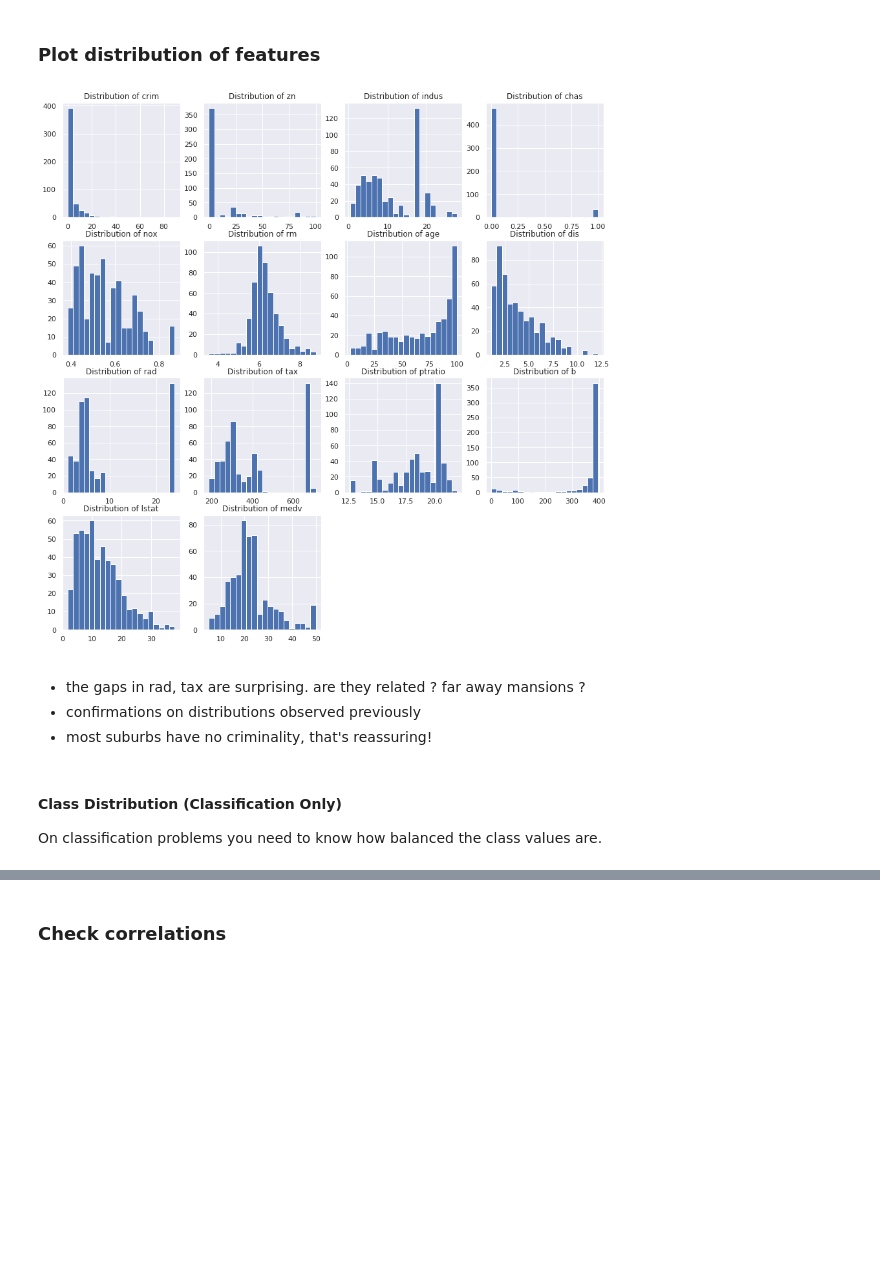
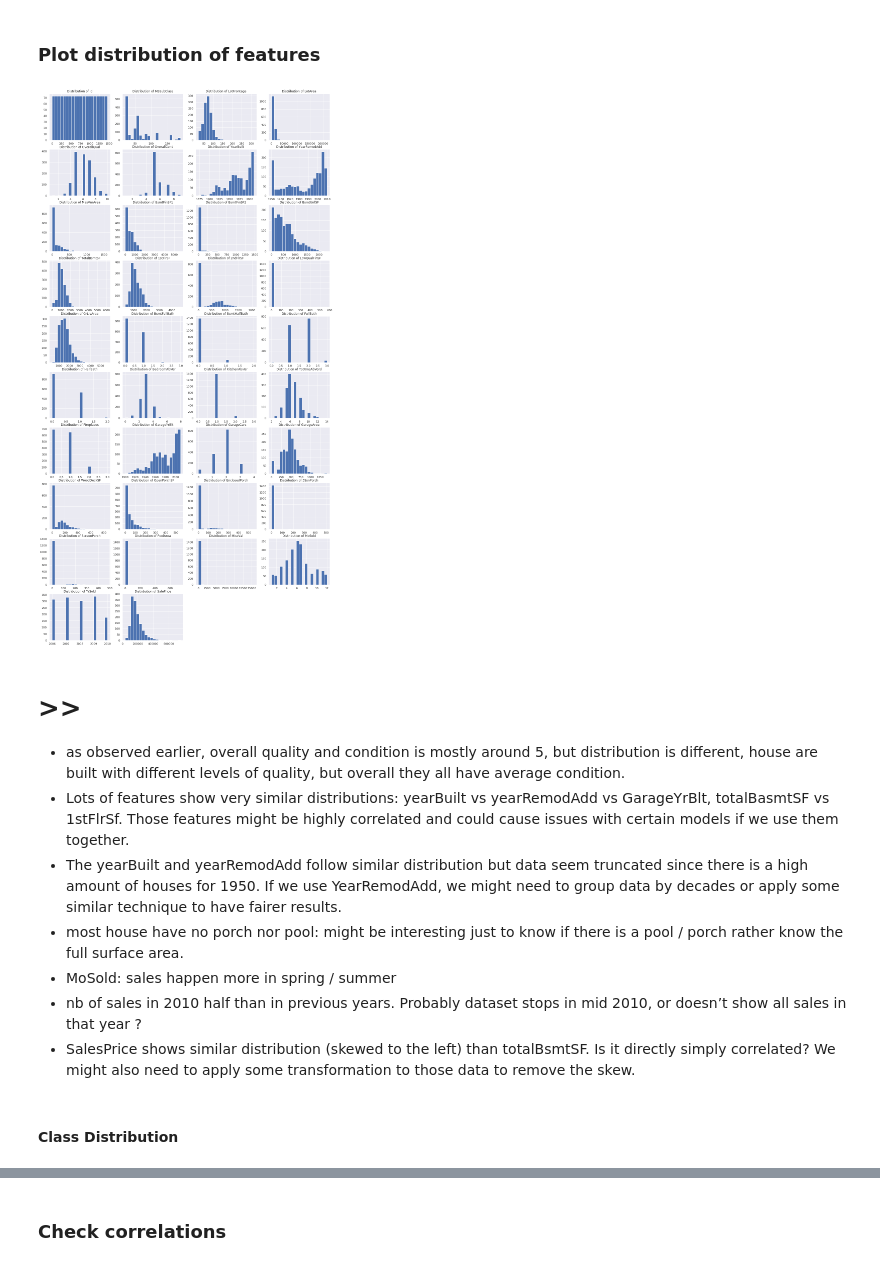
Before and after one commit to jcharlet/awesome-ai-ml-dl, a Jupyter notebook: notebooks/jupyter/housePrices/01_Exploratory_Data_Analysis_(Do_we_know_our_data).ipynb, the cells around one changed output, grey strips where cells are left out. Cells and saved outputs as stored; diff of their text form; code cells hidden in the pictures; blank space fills up the shorter version.

Commit message:
add: exploratory analysis on the new house prices data set

```diff
--- a/notebooks/jupyter/housePrices/01_Exploratory_Data_Analysis_(Do_we_know_our_data).ipynb
+++ b/notebooks/jupyter/housePrices/01_Exploratory_Data_Analysis_(Do_we_know_our_data).ipynb
@@ -104,0 +62,14 @@ Go through the dataset description. Have some thoughts about which features migh
+# %%
+import pandas as pd
+import numpy as np
+import seaborn as sns
+import matplotlib.pyplot as plt
+sns.set()
+pd.set_option('display.max_columns', None)
+
+df = pd.read_csv("data/train.csv")
+df_test = pd.read_csv("data/test.csv")
+
+!cat "data/labels_description.csv"
+
+df.columns
@@ -228,23 +296,26 @@ This might include the presence of “NA” values for missing data or surprisin
 ### Plot distribution of features
 # %%
 plot_index=1
-max_plots=4
-for column in data.columns:
-    axes = plt.subplot(4, max_plots, plot_index)
+max_plots=10
+for column in df.select_dtypes(include=[np.number]).columns:
+    axes = plt.subplot(max_plots,4 , plot_index)
     axes.set_title('Distribution of '+ column)
-    axes.figure.set_figheight(15)
-    axes.figure.set_figwidth(15)
+    axes.figure.set_figheight(40)
+    axes.figure.set_figwidth(20)
     axes.figure.set_tight_layout(False)
-    plt.hist(data[column],bins=20)
+    plt.hist(df[column],bins=20)
     plot_index=plot_index+1
 # %% [output]
-[figure, old version]
+[figure, new version]
-# %% [markdown]
->>
-- the gaps in rad, tax are surprising. are they related ? far away mansions ?
-- confirmations on distributions observed previously
-- most suburbs have no criminality, that's reassuring!
-# %% [markdown]
-#### Class Distribution (Classification Only)
-On classification problems you need to know how balanced the class values are.
+# %% [markdown]
+# >>
+- as observed earlier, overall quality and condition is mostly around 5, but distribution is different, house are built with different levels of quality, but overall they all have average condition.
+- Lots of features show very similar distributions: yearBuilt vs yearRemodAdd vs GarageYrBlt, totalBasmtSF vs 1stFlrSf. Those features might be highly correlated and could cause issues with certain models if we use them together.
+- The yearBuilt and yearRemodAdd follow similar distribution but data seem truncated since there is a high amount of houses for 1950. If we use YearRemodAdd, we might need to group data by decades or apply some similar technique to have fairer results.
+- most house have no porch nor pool: might be interesting just to know if there is a pool / porch rather know the full surface area.
+- MoSold: sales happen more in spring / summer
+- nb of sales in 2010 half than in previous years. Probably dataset stops in mid 2010, or doesn’t show all sales in that year ?
+- SalesPrice shows similar distribution (skewed to the left) than totalBsmtSF. Is it directly simply correlated? We might also need to apply some transformation to those data to remove the skew.
+# %% [markdown]
+#### Class Distribution
 # %%
```
Also changed, not shown: parts of 37 cells of this notebook.
